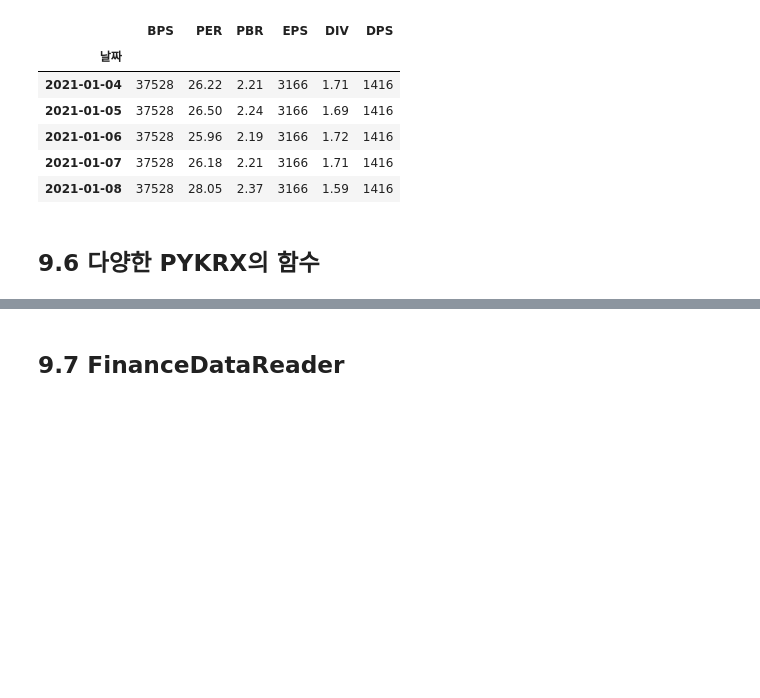
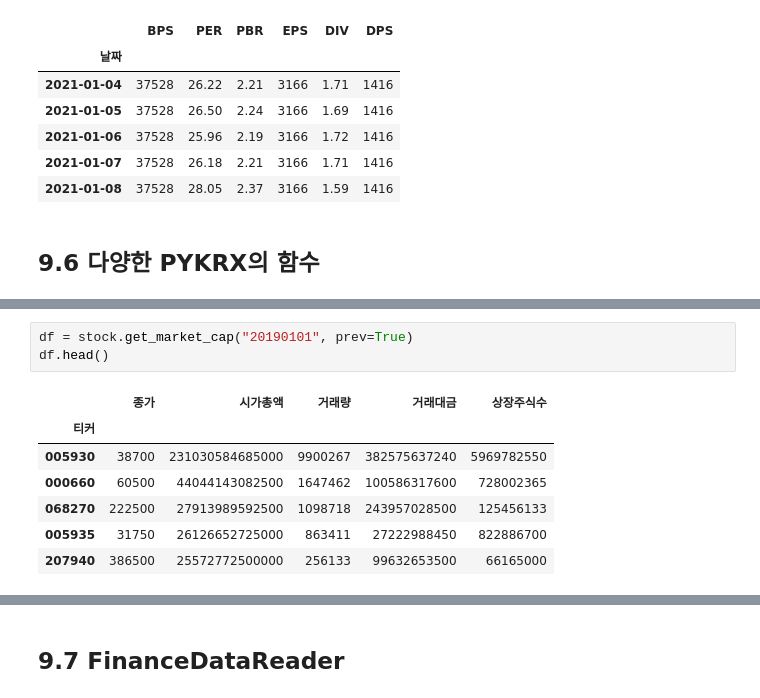
Before and after one commit to sharebook-kr/book-pandas-for-finance, a Jupyter notebook: ch09/09.ipynb, the cells around one changed output, grey strips where cells are left out. Saved outputs shown, nothing was run; the diff lists cells and outputs as text; blank space fills up the shorter version.

```diff
--- a/ch09/09.ipynb
+++ b/ch09/09.ipynb
@@ -212,3 +244,14 @@ The date you entered 20190101 seems to be a holiday. PYKRX changes the date para
+# %%
+df = stock.get_market_cap("20190101", prev=True)
+df.head()
+# %% [output]
+|  | 종가 | 시가총액 | 거래량 | 거래대금 | 상장주식수 |
+| 티커 |  |  |  |  |  |
+| 005930 | 38700 | 231030584685000 | 9900267 | 382575637240 | 5969782550 |
+| 000660 | 60500 | 44044143082500 | 1647462 | 100586317600 | 728002365 |
+| 068270 | 222500 | 27913989592500 | 1098718 | 243957028500 | 125456133 |
+| 005935 | 31750 | 26126652725000 | 863411 | 27222988450 | 822886700 |
+| 207940 | 386500 | 25572772500000 | 256133 | 99632653500 | 66165000 |
 # %%
 import pandas as pd
 
```
Also changed, not shown: parts of 13 cells of this notebook.
